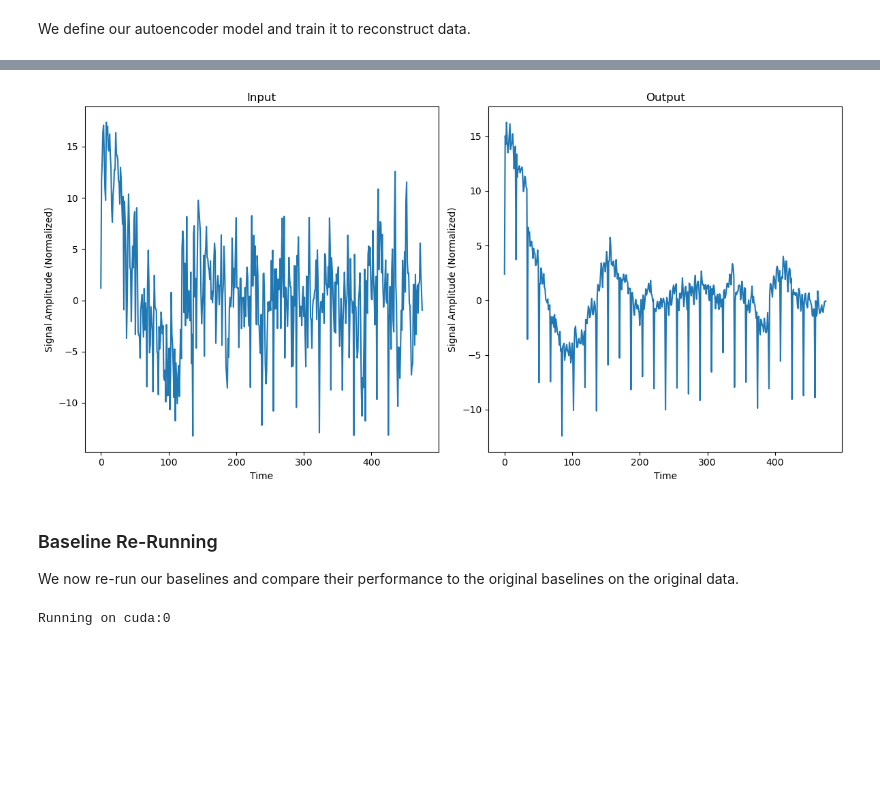
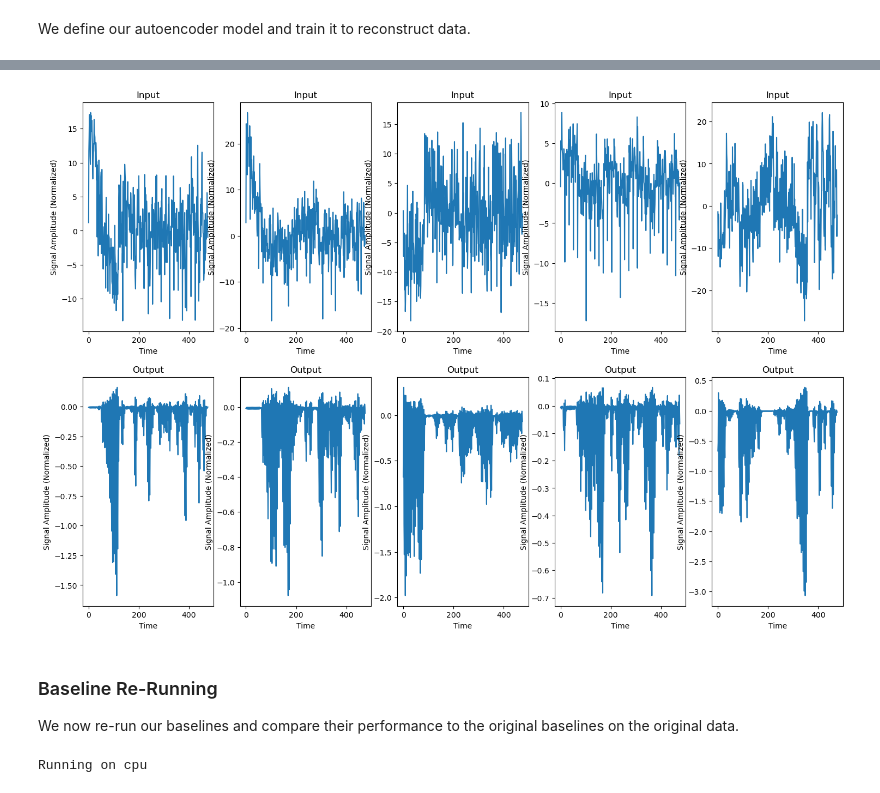
Before and after one commit to evwlu/eeg-denoiser, a Jupyter notebook: decoded.ipynb, the cells around one changed output, grey strips where cells are left out. Saved outputs shown, nothing was run; the diff lists cells and outputs as text; code cells hidden in the pictures; blank space fills up the shorter version.

Commit message:
fix: accuracy metric, convolutional autoencoder

```diff
--- a/decoded.ipynb
+++ b/decoded.ipynb
@@ -93,8 +93,10 @@ We define our autoencoder model and train it to reconstruct data.
 from models.autoencoder import Autoencoder
 from torch import optim, nn
 
+print(torch.__version__)
+
 ### Model Setup
-ae_model = Autoencoder(feature_size)
+ae_model = Autoencoder()
 device = torch.device("cuda:0" if torch.cuda.is_available() else "cpu")
 print("Running on", device)
 ae_model.to(device)
@@ -106,6 +109,6 @@ Running on cuda:0
 # %%
 ### Training Loop
-num_epochs = 50
+num_epochs = 10
 ae_epoch_train_losses = []
 ae_epoch_val_losses   = []
 
@@ -119,10 +122,10 @@ for epoch in range(num_epochs):
     for batchX in ae_train_dataloader:
         # Forward pass
         batchX = batchX[0].to(device)
-        outputs = ae_model(batchX).to(device)
+        outputs = ae_model(batchX)[0].to(device)
 
         # Backward pass
-        loss = criterion(outputs, batchX)
+        loss = criterion(outputs, batchX[0])
         loss.backward()
         optimizer.step()
         optimizer.zero_grad()
@@ -134,8 +137,8 @@ for epoch in range(num_epochs):
     with torch.no_grad():
         for batchX in ae_val_dataloader:
             batchX = batchX[0].to(device)
-            outputs = ae_model(batchX).to(device)
-            loss = criterion(outputs, batchX)
+            outputs = ae_model(batchX)[0].to(device)
+            loss = criterion(outputs, batchX[0])
             epoch_val_loss += loss.item()
 
     # Save and print losses
@@ -168,43 +154,41 @@ KeyboardInterrupt:
 # %%
+# Select a random sample from the test dataset
 import matplotlib.pyplot as plt
 
 # Set the autoencoder model to evaluation mode
 ae_model.eval()
 
 # Select a random sample from the test dataset
-sample_index = 0  # Change this index to visualize different samples
-sample_input = X_test_tensor[sample_index].unsqueeze(0).to(device)
+sample_indices = [0, 1, 2, 3, 4]
+num_samples = len(sample_indices)
+fig, axes = plt.subplots(2, num_samples, figsize=(18, 12))
 
-# Pass the sample through the autoencoder
-sample_output = ae_model(sample_input)
+for i, sample_index in enumerate(sample_indices):
+    # Select the sample
+    sample_input = X_test_tensor[sample_index].unsqueeze(0).to(device)
+    sample_output = ae_model(sample_input)
 
-# Convert the tensors to numpy arrays
-input_array = sample_input.cpu().detach().numpy()
-output_array = sample_output.cpu().detach().numpy()
+    # Convert the tensors to numpy arrays
+    input_array = sample_input.cpu().detach().numpy()
+    output_array = sample_output.cpu().detach().numpy()
 
-# Reshape the arrays to match the original shape
-input_array = input_array.reshape(-1, feature_size)
-output_array = output_array.reshape(-1, feature_size)
+    # Reshape the arrays to match the original shape
+    input_array = input_array.reshape(-1, feature_size)
+    output_array = output_array.reshape(-1, feature_size)
 
-# Plot the input and output side by side
-fig, axes = plt.subplots(1, 2, figsize=(12, 6))
+    # Plot the input and output side by side
+    axes[0, i].plot(input_array[0])
+    axes[0, i].set_title("Input")
+    axes[0, i].set_xlabel("Time")
+    axes[0, i].set_ylabel("Signal Amplitude (Normalized)")
 
-# Plot the input
-axes[0].plot(input_array[0])
-axes[0].set_title("Input")
-axes[0].set_xlabel("Time")
-axes[0].set_ylabel("Signal Amplitude (Normalized)")
-
-# Plot the output
-axes[1].plot(output_array[0])
-axes[1].set_title("Output")
-axes[1].set_xlabel("Time")
-axes[1].set_ylabel("Signal Amplitude (Normalized)")
-
-plt.tight_layout()
+    axes[1, i].plot(output_array[0])
+    axes[1, i].set_title("Output")
+    axes[1, i].set_xlabel("Time")
+    axes[1, i].set_ylabel("Signal Amplitude (Normalized)")
 plt.show()
 # %% [output]
-[figure, old version]
+[figure, new version]
 # %% [markdown]
 ### Baseline Re-Running
 
@@ -246,9 +230,9 @@ print("Running on", device)
 mlp_model.to(device)
 
 criterion = nn.CrossEntropyLoss()
-optimizer = optim.Adam(mlp_model.parameters(), lr=0.001)
+optimizer = optim.Adam(mlp_model.parameters(), lr=0.0001)
 # %% [output]
-Running on cuda:0
+Running on cpu
 # %%
 ### Training Loop
 num_epochs = 10
```
Also changed, not shown: parts of 6 cells of this notebook, 3 other files.
